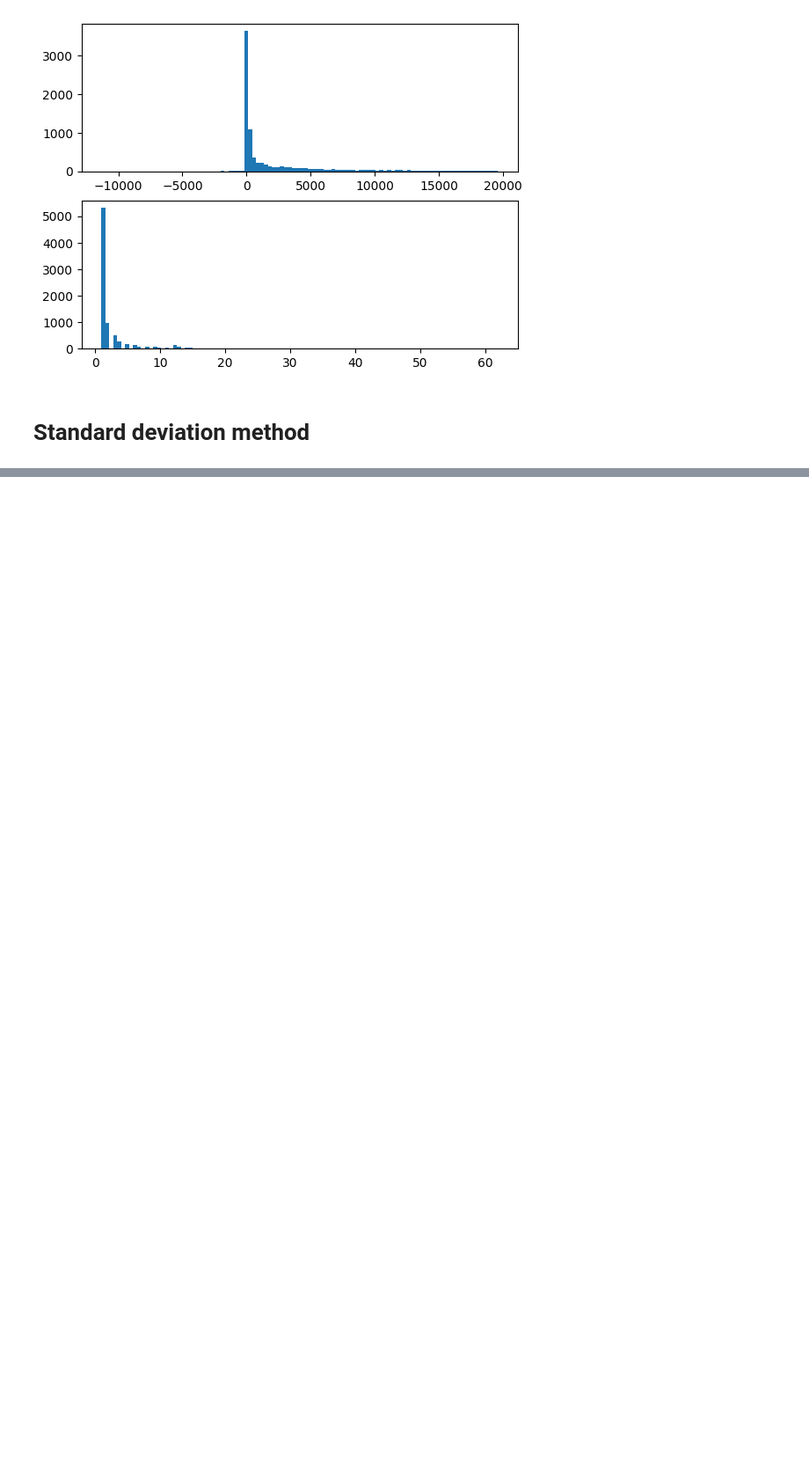
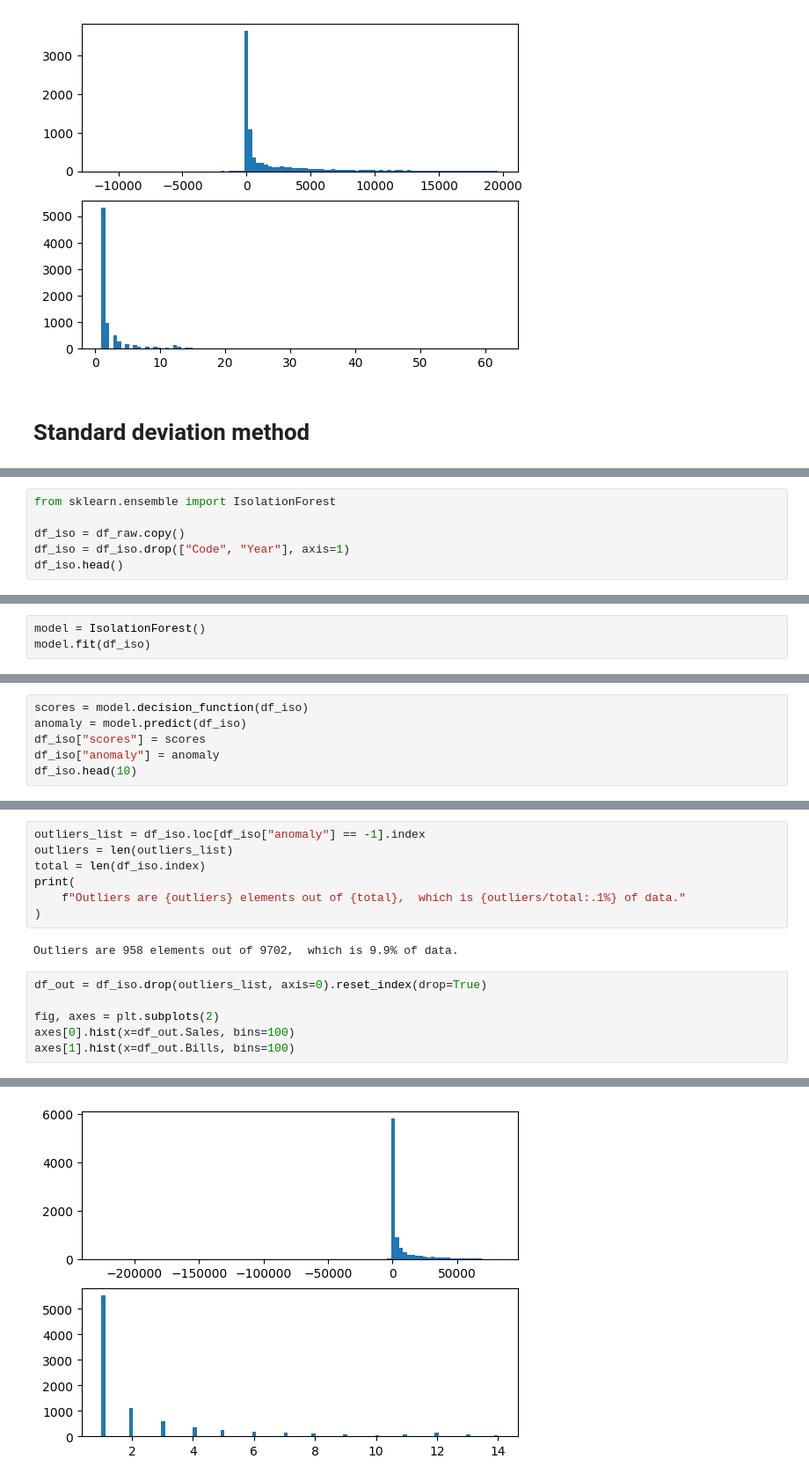
Before and after one commit to mcleroj/Python, a Jupyter notebook: outliers_detection.ipynb, the cells around one changed output, grey strips where cells are left out. Shown at 88% size. Cells and saved outputs as stored; diff of their text form; blank space fills up the shorter version.

```diff
--- a/outliers_detection.ipynb
+++ b/outliers_detection.ipynb
@@ -142,0 +272,6 @@ def StDev_outliers (df, features, n=1, cutoff=3):
+# %%
+from sklearn.ensemble import IsolationForest
+
+df_iso = df_raw.copy()
+df_iso = df_iso.drop(["Code", "Year"], axis=1)
+df_iso.head()
@@ -142,0 +285,3 @@ def StDev_outliers (df, features, n=1, cutoff=3):
+# %%
+model = IsolationForest()
+model.fit(df_iso)
@@ -142,0 +290,6 @@ def StDev_outliers (df, features, n=1, cutoff=3):
+# %%
+scores = model.decision_function(df_iso)
+anomaly = model.predict(df_iso)
+df_iso["scores"] = scores
+df_iso["anomaly"] = anomaly
+df_iso.head(10)
@@ -142,0 +308,16 @@ def StDev_outliers (df, features, n=1, cutoff=3):
+# %%
+outliers_list = df_iso.loc[df_iso["anomaly"] == -1].index
+outliers = len(outliers_list)
+total = len(df_iso.index)
+print(
+    f"Outliers are {outliers} elements out of {total},  which is {outliers/total:.1%} of data."
+)
+# %% [output]
+Outliers are 958 elements out of 9702,  which is 9.9% of data.
+# %%
+df_out = df_iso.drop(outliers_list, axis=0).reset_index(drop=True)
+
+fig, axes = plt.subplots(2)
+axes[0].hist(x=df_out.Sales, bins=100)
+axes[1].hist(x=df_out.Bills, bins=100)
+# %% [output]
@@ -142,0 +341 @@ def StDev_outliers (df, features, n=1, cutoff=3):
+[figure, added]
```
Also changed, not shown: parts of 15 cells of this notebook.
